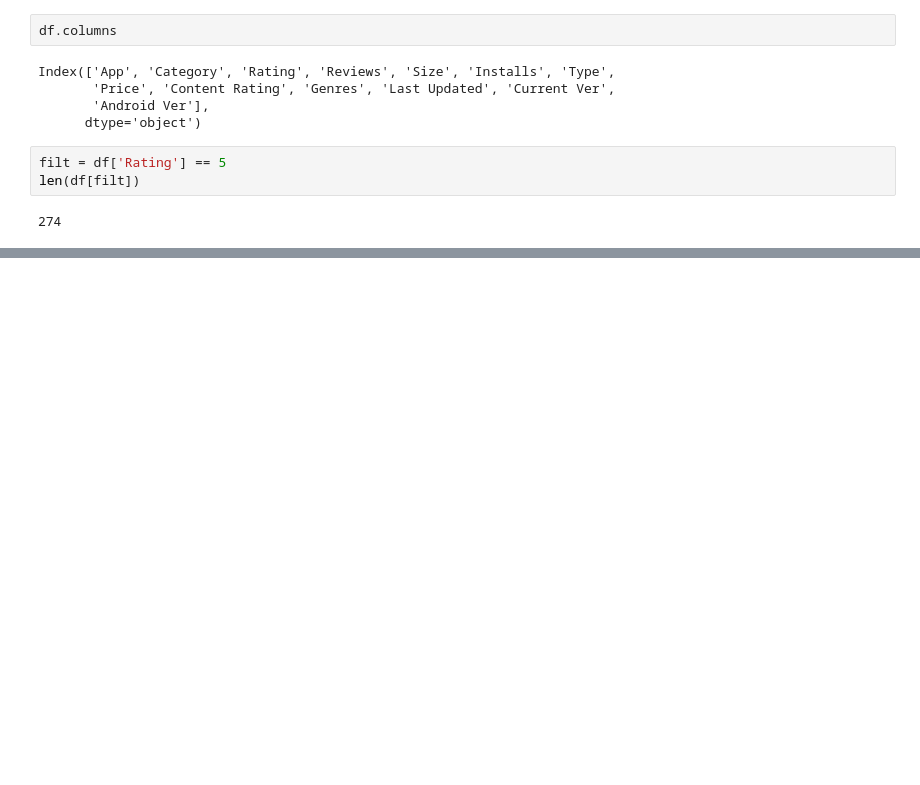
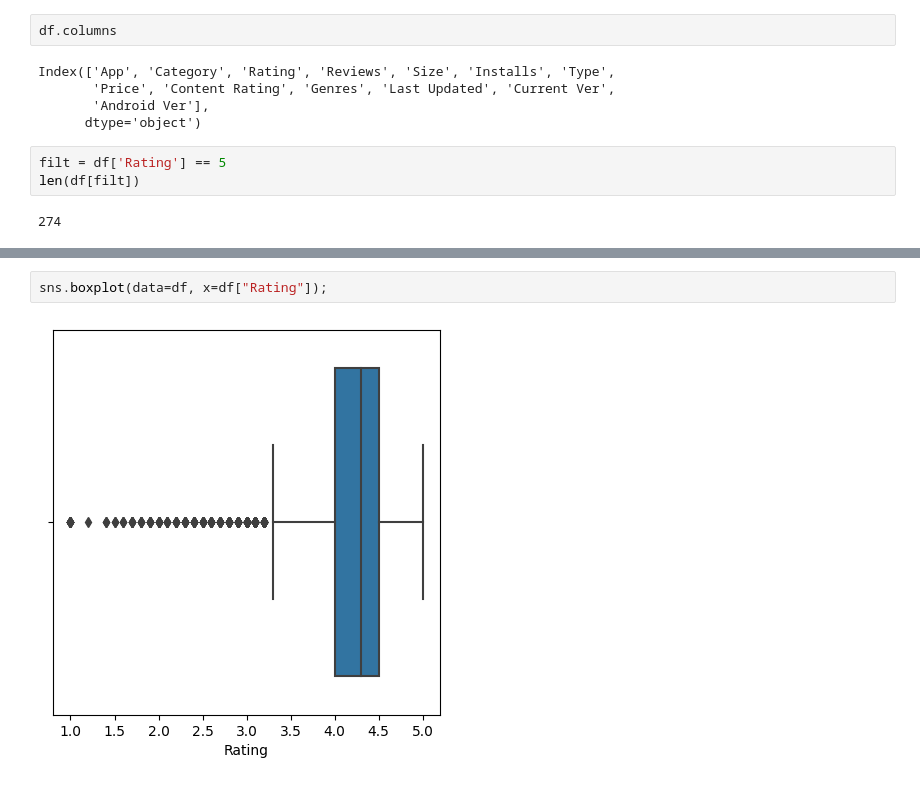
Before and after one commit to MNO-proA/Google-playstore-apps-case-study-Pandas, a Jupyter notebook: Google_playstore_apps_case_study.ipynb, the cells around one changed output, grey strips where cells are left out. Cells and saved outputs as stored; diff of their text form; blank space fills up the shorter version.

```diff
--- a/Google_playstore_apps_case_study.ipynb
+++ b/Google_playstore_apps_case_study.ipynb
@@ -179,0 +321,4 @@ len(df[filt])
+# %%
+sns.boxplot(data=df, x=df["Rating"]);
+# %% [output]
+[figure, added]
```
Also changed, not shown: parts of 26 cells of this notebook.
